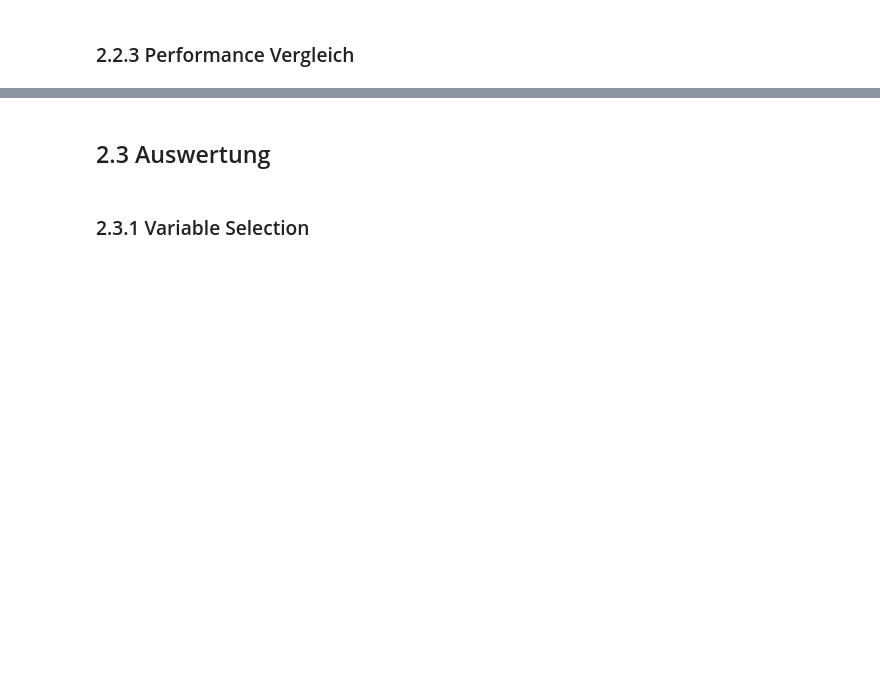
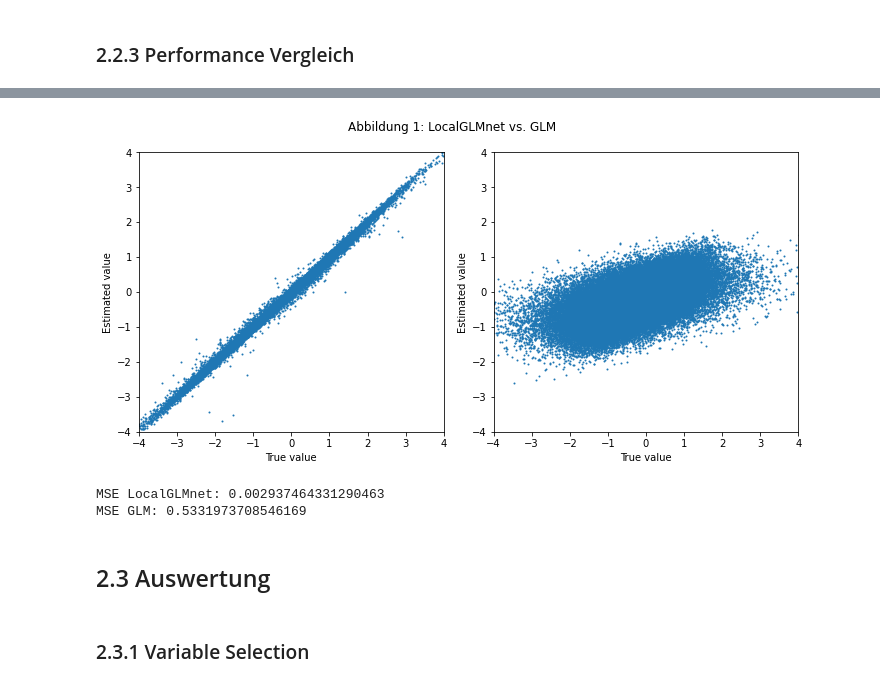
Before and after one commit to PK1706/pyLocalGLMnet, a Jupyter notebook: src/localGLMnet.ipynb, the cells around one changed output, grey strips where cells are left out. Cells and saved outputs as stored; diff of their text form; code cells hidden in the pictures; blank space fills up the shorter version.

```diff
--- a/src/localGLMnet.ipynb
+++ b/src/localGLMnet.ipynb
@@ -76,14 +103,12 @@ x_train = np.column_stack(
 y_train = np.array(list(map(target_variable, x_train[:, 0:7])))
 # %%
-# Testdatensatz
-## Generate Training Data x1, x3, x4, x5, x6, x7
+# Testdatensatz (n = 100.000) erzeugen (Variablen x1, x3, x4, x5, x6, x7)
 x1_test = rng.standard_normal(size=(100000, 1))
 x3_7_test = rng.standard_normal(size=(100000, 5))
 
-## Variablen x2, x8 mit 50 % Korrelation
+# Variablen x2, x8 mit 50 % Korrelation erzeugen
 x2_x8_test = rng.multivariate_normal(mean=[0, 0], cov=cov_matrix, size=100000)
 
-# Zusammenfügen und Zielvariable berechnen
-x_test = np.column_stack(
-    (x1_test, x2_x8_test[:, 0], x3_7_test, x2_x8_test[:, 1]))
+# Testdatensatz zusammenfügen und Zielvariable y bestimmen
+x_test = np.column_stack((x1_test, x2_x8_test[:, 0], x3_7_test, x2_x8_test[:, 1]))
 y_test = np.array(list(map(target_variable, x_test[:, 0:7])))
@@ -206,3 +219,33 @@ plt.show()
+# %%
+pred_local = local_glm_net.predict(x_test)
+pred_reg = reg.predict(x_test)
+
+fig_performance = plt.figure(tight_layout=True, figsize=(10, 5))
+
+spec = GridSpec(ncols=2, nrows=1, figure=fig_performance)
+axs_perf = [
+    fig_performance.add_subplot(spec[0, 0:1]),
+    fig_performance.add_subplot(spec[0, 1:2]),
+]
+
+axs_perf[0].scatter(y_test, pred_local, s=1)
+axs_perf[1].scatter(y_test, pred_reg, s=1)
+
+for ax in axs_perf:
+    ax.set_xlabel("True value")
+    ax.set_ylabel("Estimated value")
+    ax.set_xlim((-4, 4))
+    ax.set_ylim((-4, 4))
+
+fig_performance.suptitle("Abbildung 1: LocalGLMnet vs. GLM")
+plt.show()
+
+print("MSE LocalGLMnet: " + str(metrics.mean_squared_error(y_test, pred_local)))
+print("MSE GLM: " + str(metrics.mean_squared_error(y_test, pred_reg)))
+# %% [output]
+[figure, added]
+MSE LocalGLMnet: 0.002937464331290463
+MSE GLM: 0.5331973708546169
 # %% [markdown]
 ## 2.3 Auswertung <a class="anchor" id="2_3-bullet"></a>
 # %% [markdown]
```
Also changed, not shown: parts of 52 cells of this notebook.
